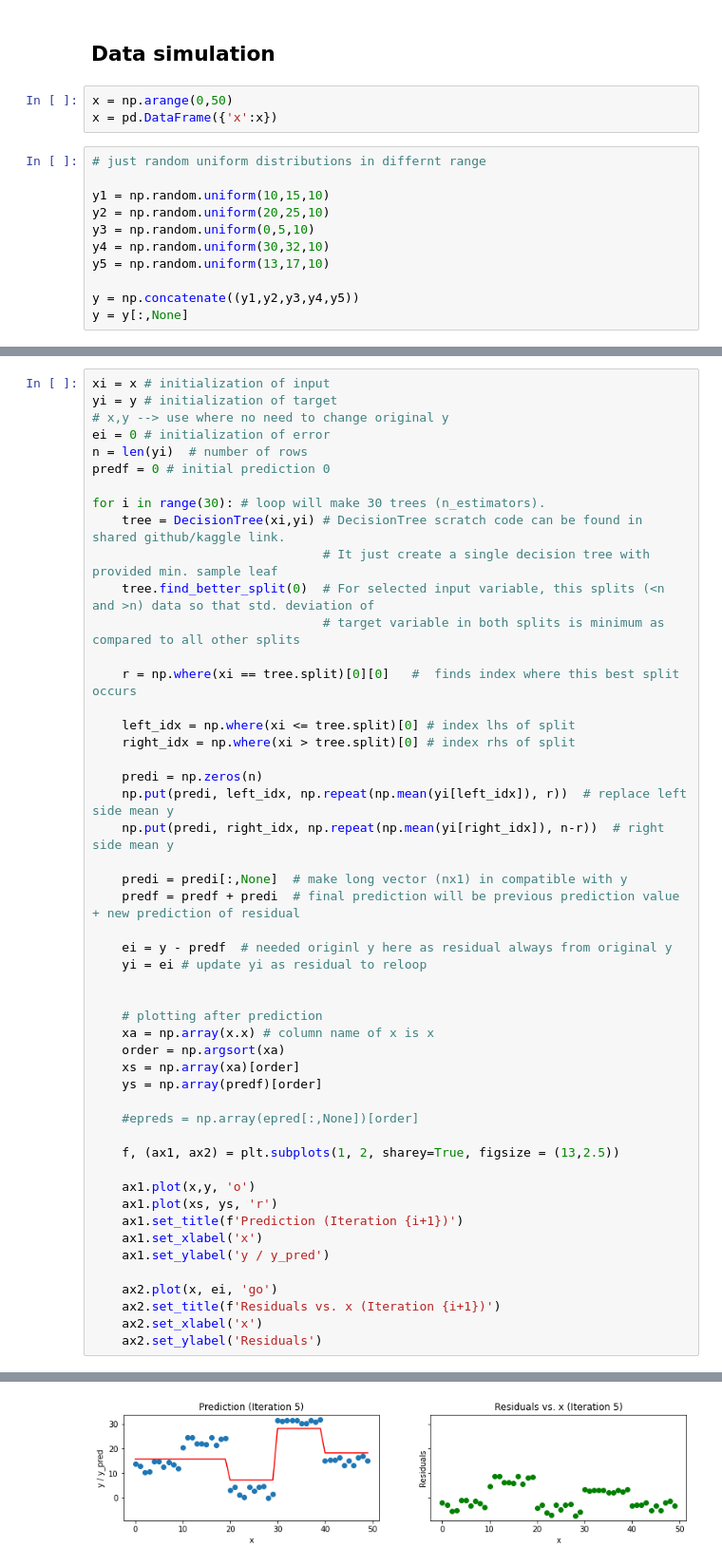
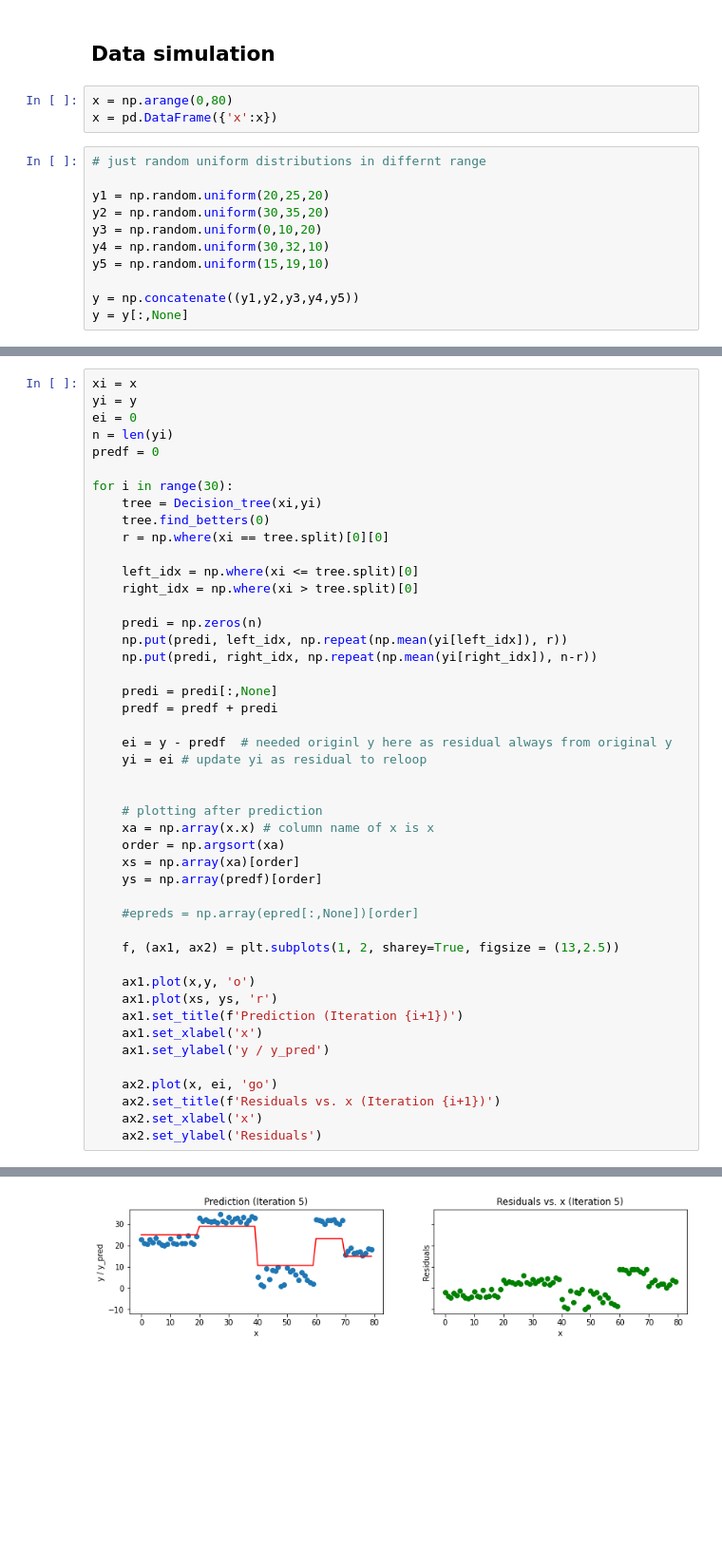
Before and after one commit to zjzsu2000/CMPE297_Sec49AdvanceDL, a Jupyter notebook: Assignment_7/Assignment_7_Gradient_boost_machines.ipynb, the cells around one changed output, grey strips where cells are left out. Shown at 95% size. Cells and saved outputs as stored; diff of their text form; blank space fills up the shorter version.

```diff
--- a/Assignment_7/Assignment_7_Gradient_boost_machines.ipynb
+++ b/Assignment_7/Assignment_7_Gradient_boost_machines.ipynb
@@ -75,16 +77,16 @@ class DecisionTree():
 # %% [markdown]
 ## Data simulation
 # %%
-x = np.arange(0,50)
+x = np.arange(0,80)
 x = pd.DataFrame({'x':x})
 # %%
 # just random uniform distributions in differnt range
 
-y1 = np.random.uniform(10,15,10)
-y2 = np.random.uniform(20,25,10)
-y3 = np.random.uniform(0,5,10)
+y1 = np.random.uniform(20,25,20)
+y2 = np.random.uniform(30,35,20)
+y3 = np.random.uniform(0,10,20)
 y4 = np.random.uniform(30,32,10)
-y5 = np.random.uniform(13,17,10)
+y5 = np.random.uniform(15,19,10)
 
 y = np.concatenate((y1,y2,y3,y4,y5))
 y = y[:,None]
@@ -108,28 +110,24 @@ plt.show()
 # %%
-xi = x # initialization of input
-yi = y # initialization of target
-# x,y --> use where no need to change original y
-ei = 0 # initialization of error
-n = len(yi)  # number of rows
-predf = 0 # initial prediction 0
+xi = x
+yi = y
+ei = 0
+n = len(yi)
+predf = 0
 
-for i in range(30): # loop will make 30 trees (n_estimators).
-    tree = DecisionTree(xi,yi) # DecisionTree scratch code can be found in shared github/kaggle link.
-                               # It just create a single decision tree with provided min. sample leaf
-    tree.find_better_split(0)  # For selected input variable, this splits (<n and >n) data so that std. deviation of
-                               # target variable in both splits is minimum as compared to all other splits
+for i in range(30):
+    tree = Decision_tree(xi,yi)
+    tree.find_betters(0)
+    r = np.where(xi == tree.split)[0][0]
 
-    r = np.where(xi == tree.split)[0][0]   #  finds index where this best split occurs
-
-    left_idx = np.where(xi <= tree.split)[0] # index lhs of split
-    right_idx = np.where(xi > tree.split)[0] # index rhs of split
+    left_idx = np.where(xi <= tree.split)[0]
+    right_idx = np.where(xi > tree.split)[0]
 
     predi = np.zeros(n)
-    np.put(predi, left_idx, np.repeat(np.mean(yi[left_idx]), r))  # replace left side mean y
-    np.put(predi, right_idx, np.repeat(np.mean(yi[right_idx]), n-r))  # right side mean y
+    np.put(predi, left_idx, np.repeat(np.mean(yi[left_idx]), r))
+    np.put(predi, right_idx, np.repeat(np.mean(yi[right_idx]), n-r))
 
-    predi = predi[:,None]  # make long vector (nx1) in compatible with y
-    predf = predf + predi  # final prediction will be previous prediction value + new prediction of residual
+    predi = predi[:,None]
+    predf = predf + predi
 
     ei = y - predf  # needed originl y here as residual always from original y
     yi = ei # update yi as residual to reloop
@@ -163 +161 @@ for i in range(30): # loop will make 30 trees (n_estimators).
-[figure, old version]
+[figure, new version]
```
Also changed, not shown: parts of 7 cells of this notebook.
